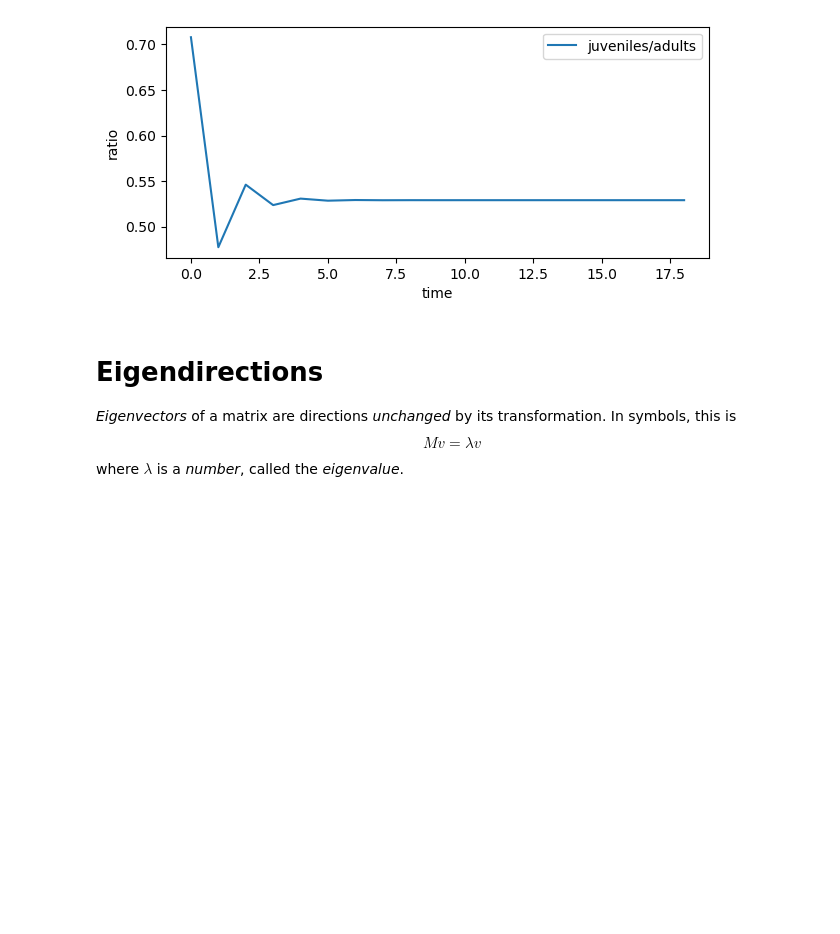
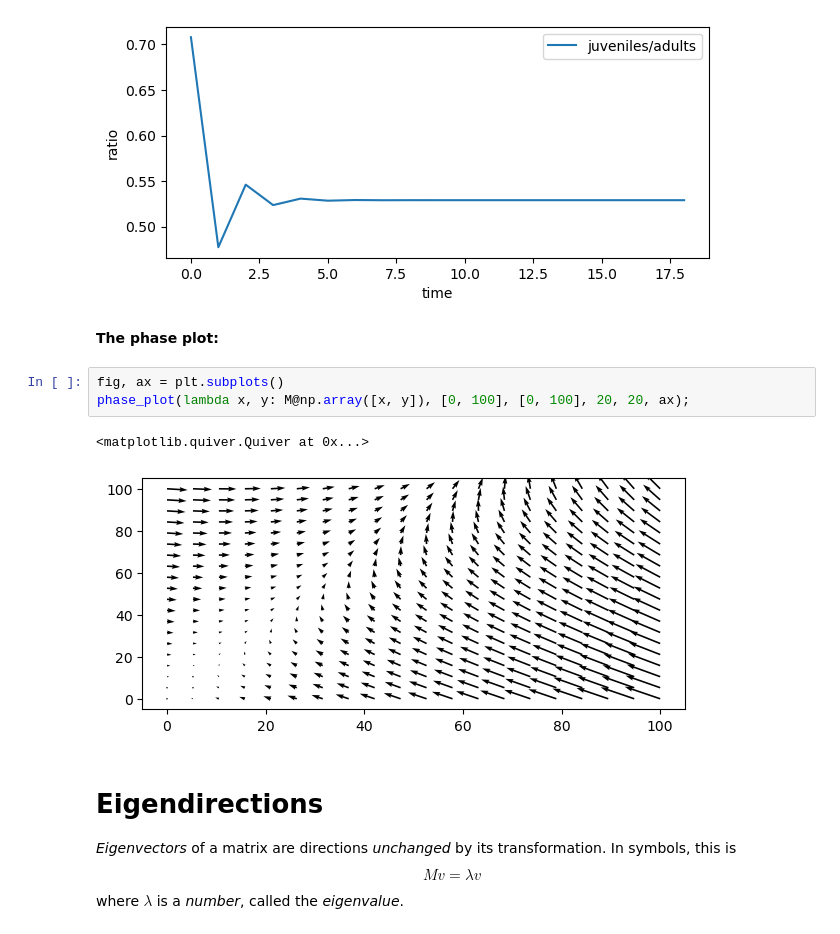
Before and after one commit to petrelharp/popbio, a Jupyter notebook: notebooks/structured_populations.ipynb, the cells around one changed output. Saved outputs shown, nothing was run; the diff lists cells and outputs as text; blank space fills up the shorter version.

```diff
--- a/notebooks/structured_populations.ipynb
+++ b/notebooks/structured_populations.ipynb
@@ -202,6 +202,14 @@ ax.set_ylabel("ratio")
 ax.legend(['juveniles/adults']);
 # %% [output]
 [figure]
+# %% [markdown]
+**The phase plot:**
+# %%
+fig, ax = plt.subplots()
+phase_plot(lambda x, y: M@np.array([x, y]), [0, 100], [0, 100], 20, 20, ax);
+# %% [output]
+<matplotlib.quiver.Quiver at 0x...>
+[figure, added]
 # %% [markdown]
 # Eigendirections
 
```
Also changed, not shown: 1 other file.
